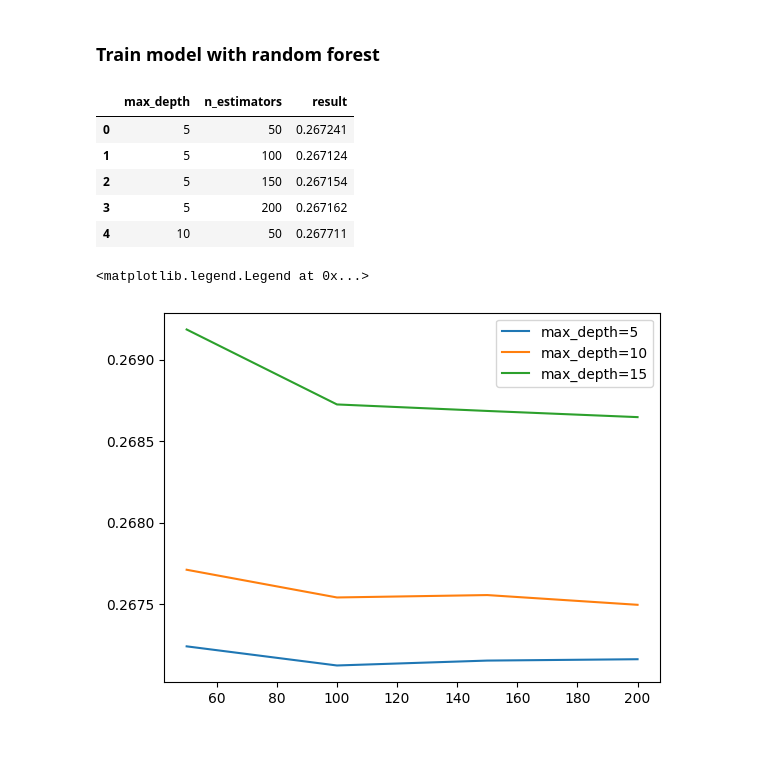
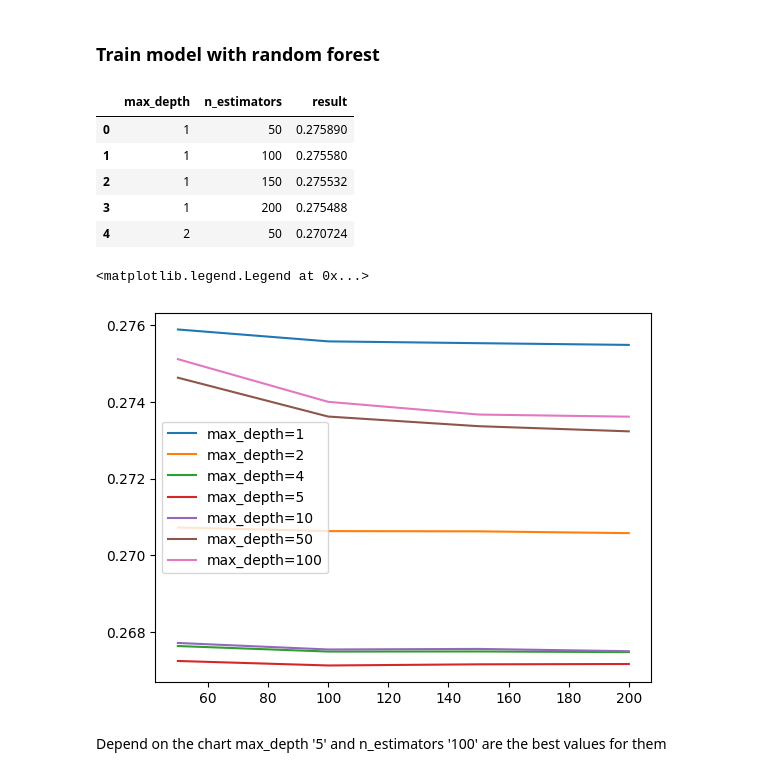
Before and after one commit to moeinforoughi/Employee_Satisfaction_Prediction, a Jupyter notebook: notebook.ipynb, the cells around one changed output. Drawn from its saved outputs; the diff is of its cells as text; code cells hidden in the pictures; blank space fills up the shorter version.

```diff
--- a/notebook.ipynb
+++ b/notebook.ipynb
@@ -245,7 +245,7 @@ X_test = dv.transform(test_dicts)
 from tqdm import tqdm
 
 scores = []
-for d in [5, 10, 15]:
+for d in [1, 2, 4, 5, 10, 50, 100]:
     for n in tqdm([50, 100, 150, 200], desc=f"max_depth={d}"):
         rf = RandomForestRegressor(n_estimators=n, max_depth=d, random_state=1, n_jobs=-1)
         rf.fit(X_train, y_train)
@@ -258,17 +258,19 @@ df_scores = pd.DataFrame(scores, columns=columns)
 df_scores.head()
 # %% [output]
 |  | max_depth | n_estimators | result |
-| 0 | 5 | 50 | 0.267241 |
-| 1 | 5 | 100 | 0.267124 |
-| 2 | 5 | 150 | 0.267154 |
-| 3 | 5 | 200 | 0.267162 |
-| 4 | 10 | 50 | 0.267711 |
+| 0 | 1 | 50 | 0.275890 |
+| 1 | 1 | 100 | 0.275580 |
+| 2 | 1 | 150 | 0.275532 |
+| 3 | 1 | 200 | 0.275488 |
+| 4 | 2 | 50 | 0.270724 |
 # %%
-for d in [5, 10, 15]:
+for d in [1, 2, 4, 5, 10, 50, 100]:
     df_subset = df_scores[df_scores.max_depth == d]
     plt.plot(df_subset.n_estimators, df_subset.result, label='max_depth=%d' %d)
 
 plt.legend()
 # %% [output]
 <matplotlib.legend.Legend at 0x...>
-[figure, old version]
+[figure, new version]
+# %% [markdown]
+<p>Depend on the chart max_depth '5' and n_estimators '100' are the best values for them</p>
```
Also changed, not shown: 1 other file.
